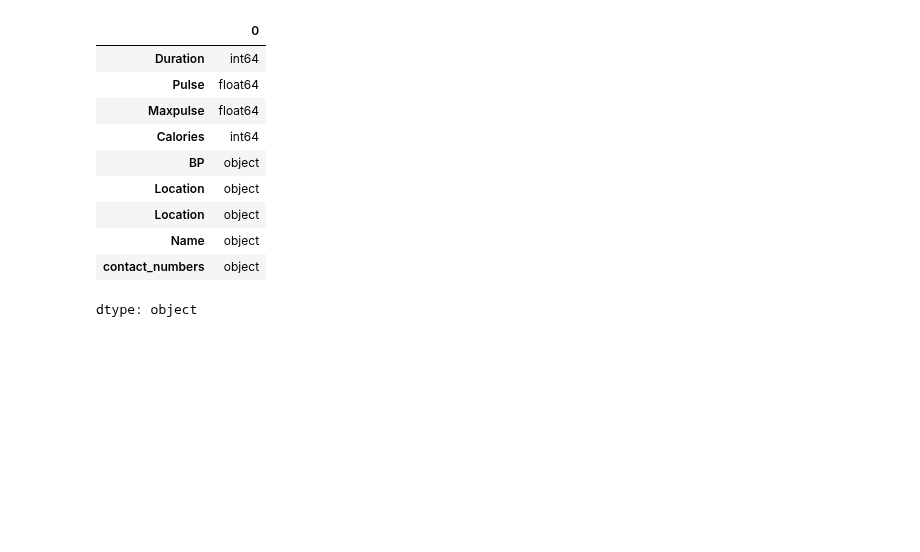
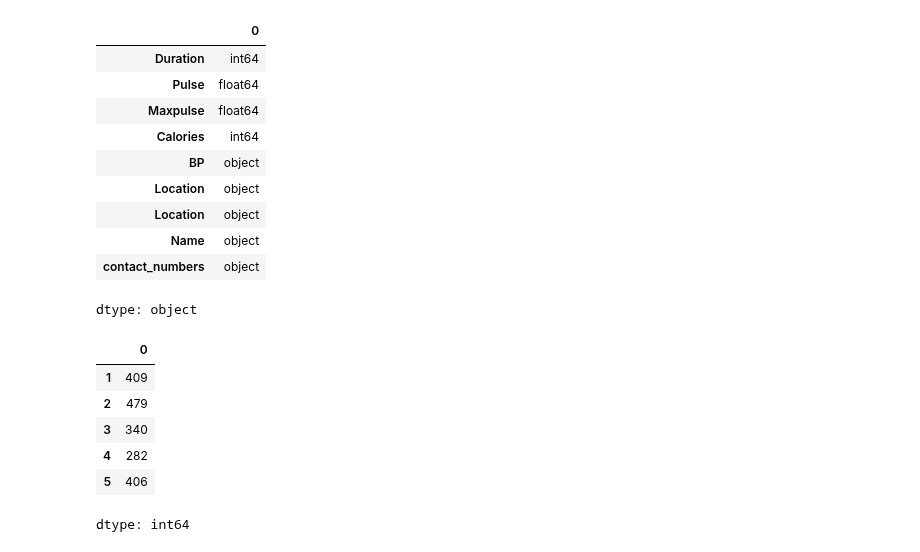
Before and after one commit to ramnagella/Demo, a Jupyter notebook: DA_Day6.ipynb, the cells around one changed output. Drawn from its saved outputs; the diff is of its cells as text; code cells hidden in the pictures; blank space fills up the shorter version.

```diff
--- a/DA_Day6.ipynb
+++ b/DA_Day6.ipynb
@@ -234,3 +234,15 @@ df.dtypes
 | Name | object |
 | contact_numbers | object |
 dtype: object
+# %%
+#apply()---axis 0 or 2
+#df.apply(finc,axis=0,raw=True)#series format boolean value false
+df.apply(max,axis=1)
+# %% [output]
+|  | 0 |
+| 1 | 409 |
+| 2 | 479 |
+| 3 | 340 |
+| 4 | 282 |
+| 5 | 406 |
+dtype: int64
```
Also changed, not shown: parts of 7 cells of this notebook.
